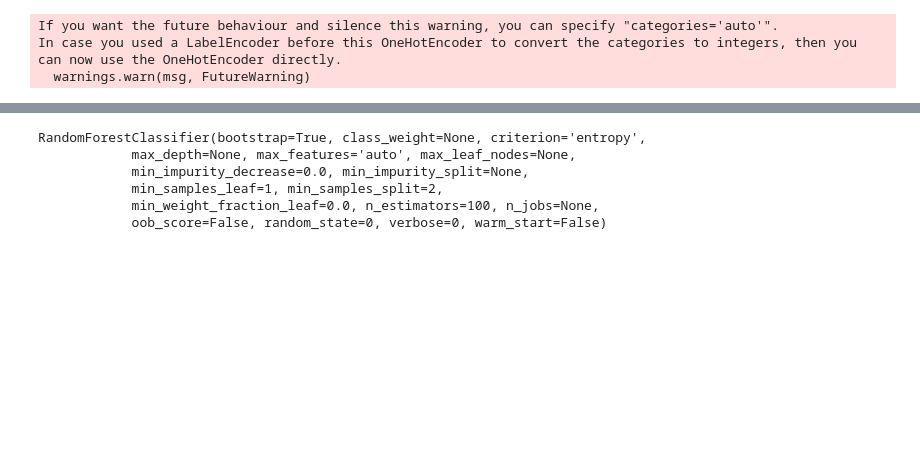
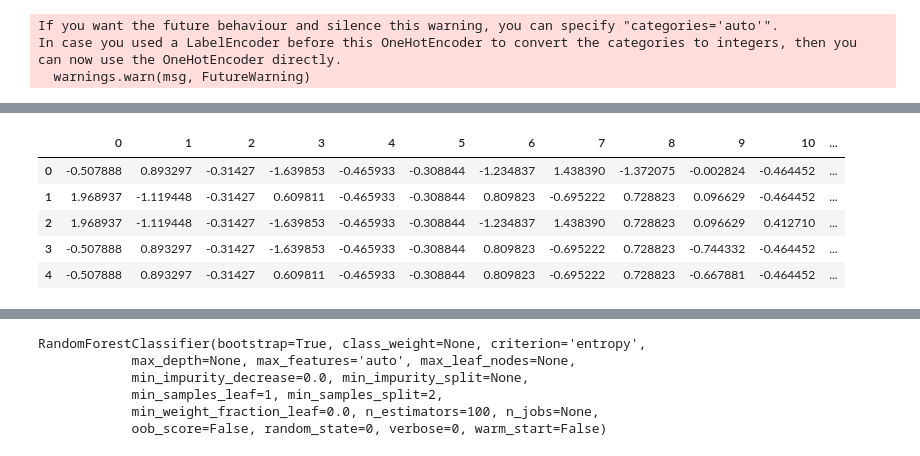
Before and after one commit to HKST11/SURVIVAL_PREDICTION, a Jupyter notebook: PROJECT_TITANIC.ipynb, the cells around one changed output, grey strips where cells are left out. Cells and saved outputs as stored; diff of their text form; code cells hidden in the pictures; blank space fills up the shorter version.

```diff
--- a/PROJECT_TITANIC.ipynb
+++ b/PROJECT_TITANIC.ipynb
@@ -254,3 +294,12 @@ sc = StandardScaler()
 X_train = sc.fit_transform(X_train)
 
 X_test = sc.fit_transform(X_test)
+# %%
+pd.DataFrame(X_train).head()
+# %% [output]
+|  | 0 | 1 | 2 | 3 | 4 | 5 | 6 | 7 | 8 | 9 | 10 | ... |
+| 0 | -0.507888 | 0.893297 | -0.31427 | -1.639853 | -0.465933 | -0.308844 | -1.234837 | 1.438390 | -1.372075 | -0.002824 | -0.464452 | ... |
+| 1 | 1.968937 | -1.119448 | -0.31427 | 0.609811 | -0.465933 | -0.308844 | 0.809823 | -0.695222 | 0.728823 | 0.096629 | -0.464452 | ... |
+| 2 | 1.968937 | -1.119448 | -0.31427 | -1.639853 | -0.465933 | -0.308844 | -1.234837 | 1.438390 | 0.728823 | 0.096629 | 0.412710 | ... |
+| 3 | -0.507888 | 0.893297 | -0.31427 | -1.639853 | -0.465933 | -0.308844 | 0.809823 | -0.695222 | 0.728823 | -0.744332 | -0.464452 | ... |
+| 4 | -0.507888 | 0.893297 | -0.31427 | 0.609811 | -0.465933 | -0.308844 | 0.809823 | -0.695222 | 0.728823 | -0.667881 | -0.464452 | ... |
```
Also changed, not shown: parts of 67 cells of this notebook.
